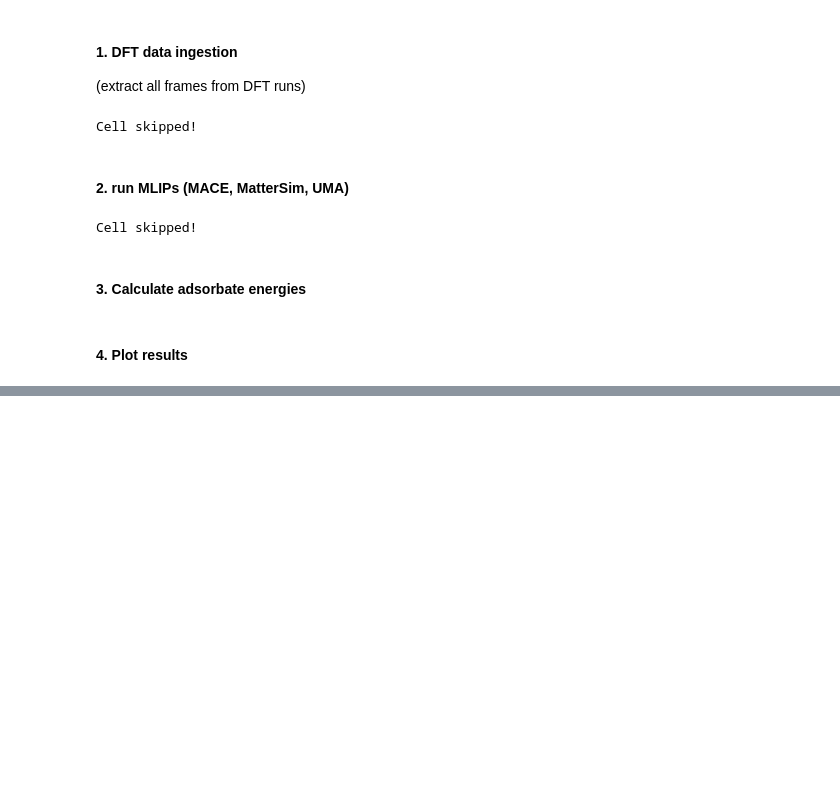
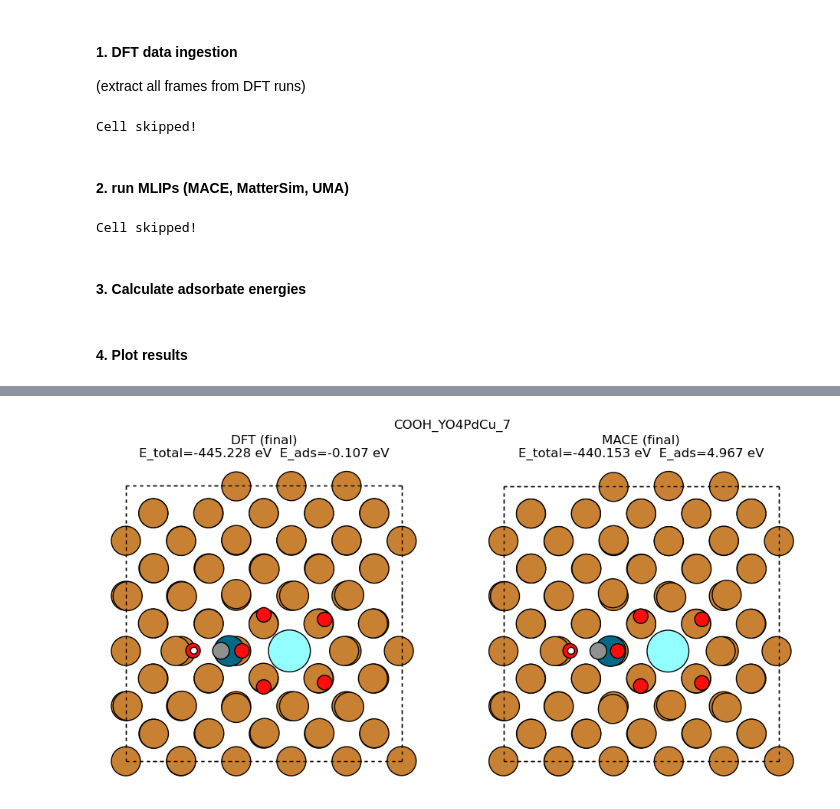
Before and after one commit to zbschwab/mlip-dft-relaxed-comparison, a Jupyter notebook: mlips-relaxed-dft-benchmark.ipynb, the cells around one changed output, grey strips where cells are left out. Cells and saved outputs as stored; diff of their text form; code cells hidden in the pictures; blank space fills up the shorter version.

```diff
--- a/mlips-relaxed-dft-benchmark.ipynb
+++ b/mlips-relaxed-dft-benchmark.ipynb
@@ -211,0 +290,28 @@ plt.show()
+# %%
+from ase.visualize.plot import plot_atoms
+
+def plot_run_comparison(run_id, model_name, energy_key="adsorbed"):
+    # find the run
+    run = next(r for r in RUNS if r["run_id"] == run_id)
+
+    # load final frames
+    dft_frame  = read(f"dft-trajectories/{run_id}_dft.xyz", index=-1)
+    mlip_frame = read(f"mlip-trajectories/{model_name}/{run_id}_{model_name.lower()}.traj", index=-1)
+
+    fig, axes = plt.subplots(1, 2, figsize=(10, 5))
+
+    for ax, atoms, label in zip(axes, [dft_frame, mlip_frame], ["DFT (final)", f"{model_name} (final)"]):
+        plot_atoms(atoms, ax, radii=0.5, rotation=("0x,0y,0z"))
+        e = atoms.get_potential_energy()
+        e_ads = ADSORBATE_CALCS[run["ads"]](e)
+        ax.set_title(f"{label}\nE_total={e:.3f} eV  E_ads={e_ads:.3f} eV")
+        ax.axis("off")
+
+    fig.suptitle(run_id)
+    plt.tight_layout()
+    plt.show()
+
+# usage — paste the run_id from outlier_lookup output:
+plot_run_comparison("COOH_YO4PdCu_7", "MACE")
+# %% [output]
+[figure, added]
```
Also changed, not shown: parts of 7 cells of this notebook.
